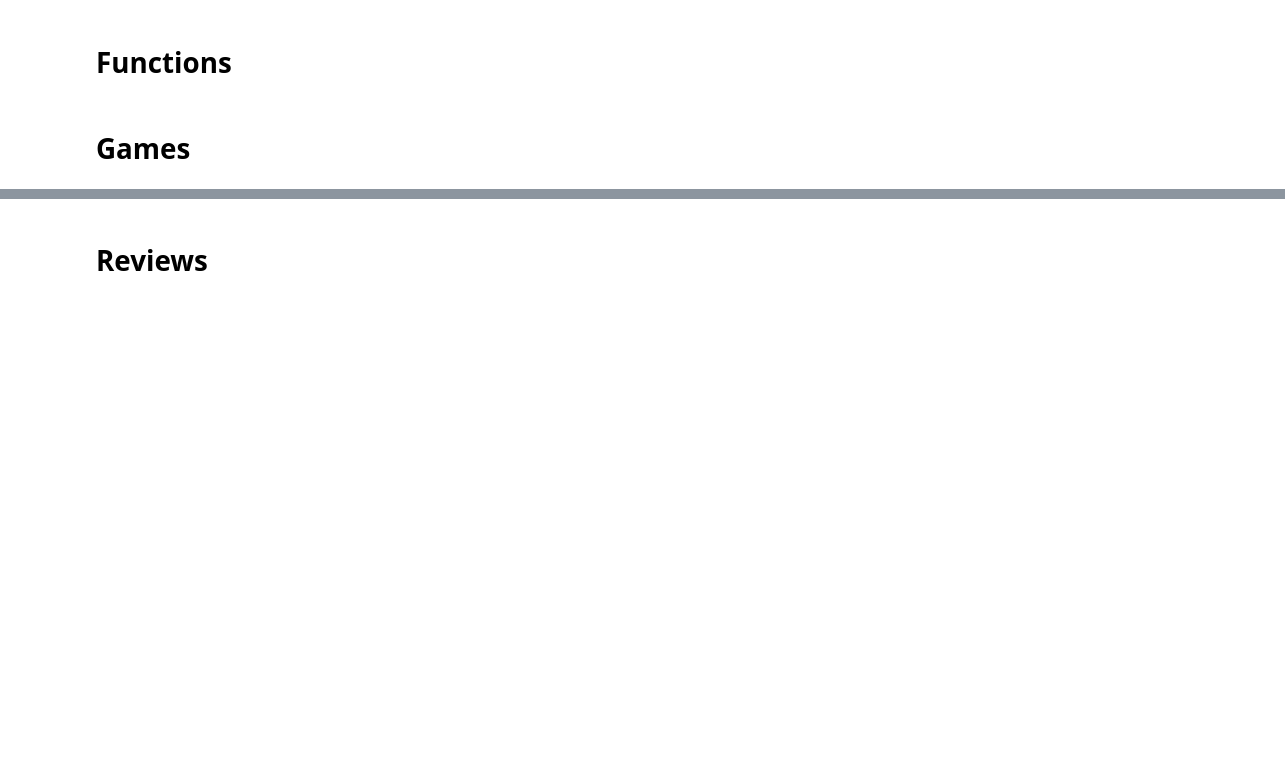
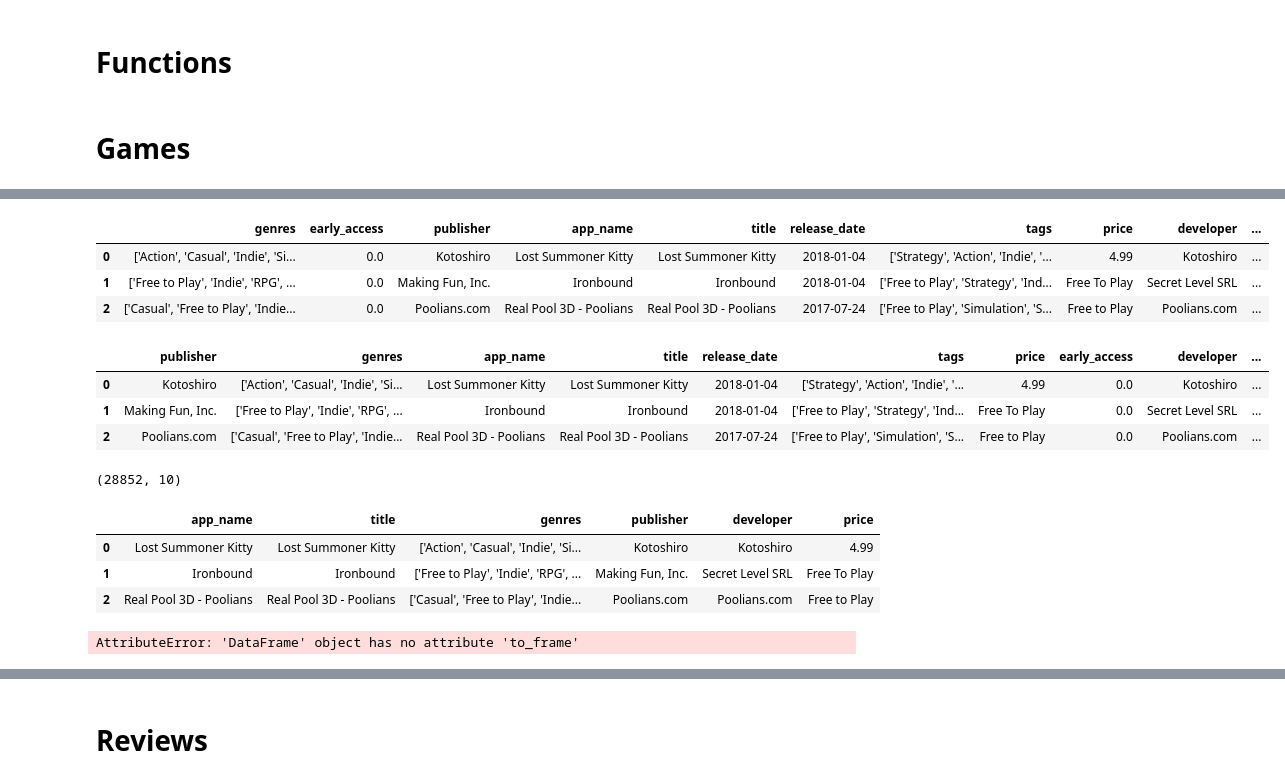
Before and after one commit to Jhonisnotreal/MLOPS_STEAM, a Jupyter notebook: EDA.ipynb, the cells around one changed output, grey strips where cells are left out. Cells and saved outputs as stored; diff of their text form; code cells hidden in the pictures; blank space fills up the shorter version.

```diff
--- a/EDA.ipynb
+++ b/EDA.ipynb
@@ -73,0 +60,6 @@ dtype: int64
+# %%
+null_cols = ["publisher", "app_name", "title", "release_date", "tags", "price", "developer", "release_year"]
+
+nulls = Games[null_cols].fillna("No Data")
+
+Games_aux = pd.concat([Games.drop(null_cols, axis=1), nulls], axis=1)
@@ -73,0 +80,20 @@ dtype: int64
+# %%
+Games_aux.head(3)
+# %% [output]
+|  | genres | early_access | publisher | app_name | title | release_date | tags | price | developer | ... |
+| 0 | ['Action', 'Casual', 'Indie', 'Si... | 0.0 | Kotoshiro | Lost Summoner Kitty | Lost Summoner Kitty | 2018-01-04 | ['Strategy', 'Action', 'Indie', '... | 4.99 | Kotoshiro | ... |
+| 1 | ['Free to Play', 'Indie', 'RPG', ... | 0.0 | Making Fun, Inc. | Ironbound | Ironbound | 2018-01-04 | ['Free to Play', 'Strategy', 'Ind... | Free To Play | Secret Level SRL | ... |
+| 2 | ['Casual', 'Free to Play', 'Indie... | 0.0 | Poolians.com | Real Pool 3D - Poolians | Real Pool 3D - Poolians | 2017-07-24 | ['Free to Play', 'Simulation', 'S... | Free to Play | Poolians.com | ... |
+# %%
+genres = Games.explode('genres')
+# genres.to_frame
+genres.head(3)
+# %% [output]
+|  | publisher | genres | app_name | title | release_date | tags | price | early_access | developer | ... |
+| 0 | Kotoshiro | ['Action', 'Casual', 'Indie', 'Si... | Lost Summoner Kitty | Lost Summoner Kitty | 2018-01-04 | ['Strategy', 'Action', 'Indie', '... | 4.99 | 0.0 | Kotoshiro | ... |
+| 1 | Making Fun, Inc. | ['Free to Play', 'Indie', 'RPG', ... | Ironbound | Ironbound | 2018-01-04 | ['Free to Play', 'Strategy', 'Ind... | Free To Play | 0.0 | Secret Level SRL | ... |
+| 2 | Poolians.com | ['Casual', 'Free to Play', 'Indie... | Real Pool 3D - Poolians | Real Pool 3D - Poolians | 2017-07-24 | ['Free to Play', 'Simulation', 'S... | Free to Play | 0.0 | Poolians.com | ... |
+# %%
+genres.shape
+# %% [output]
+(28852, 10)
@@ -73,0 +102,12 @@ dtype: int64
+# %%
+genres_aux.head(3)
+# %% [output]
+|  | app_name | title | genres | publisher | developer | price |
+| 0 | Lost Summoner Kitty | Lost Summoner Kitty | ['Action', 'Casual', 'Indie', 'Si... | Kotoshiro | Kotoshiro | 4.99 |
+| 1 | Ironbound | Ironbound | ['Free to Play', 'Indie', 'RPG', ... | Making Fun, Inc. | Secret Level SRL | Free To Play |
+| 2 | Real Pool 3D - Poolians | Real Pool 3D - Poolians | ['Casual', 'Free to Play', 'Indie... | Poolians.com | Poolians.com | Free to Play |
+# %%
+genres_aux['genres'].value_counts()
+genres_aux.to_frame
+# %% [output]
+AttributeError: 'DataFrame' object has no attribute 'to_frame'
```
Also changed, not shown: parts of 22 cells of this notebook, 2 other files.
